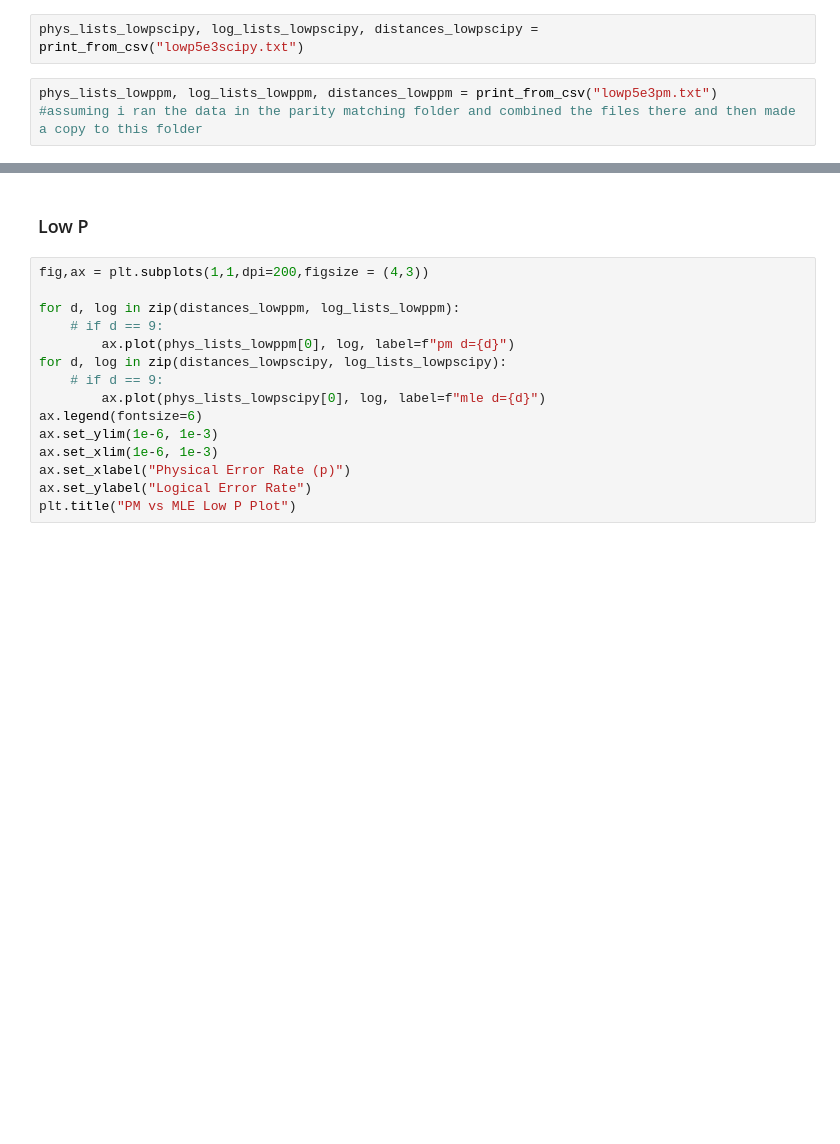
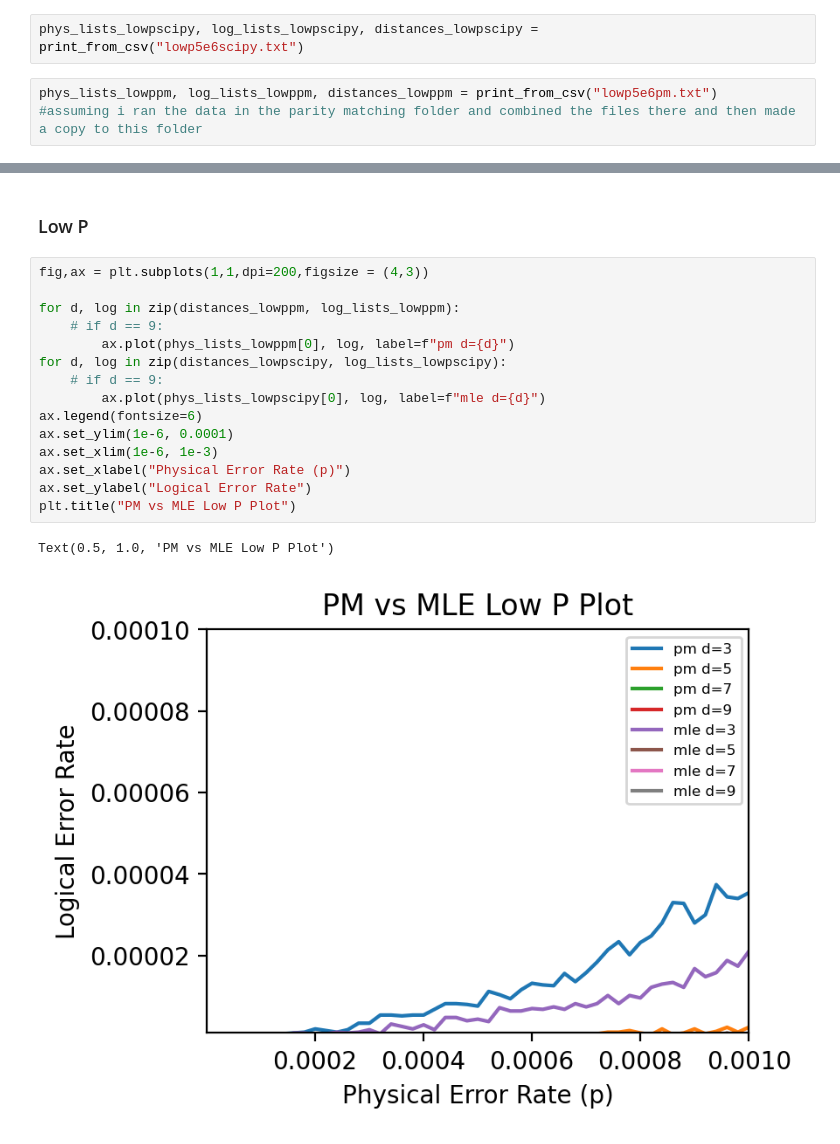
Before and after one commit to snow-apple/bacon_shor_code, a Jupyter notebook: scipyvsmle.ipynb, the cells around one changed output, grey strips where cells are left out. Drawn from its saved outputs; the diff is of its cells as text; blank space fills up the shorter version.

Commit message:
ran lowp5e6

```diff
--- a/scipyvsmle.ipynb
+++ b/scipyvsmle.ipynb
@@ -12,7 +18,7 @@ combine_parallel_data(5, "lowp5e3", ".txt", "lowp5e3scipy.txt")
 # %%
-phys_lists_lowpscipy, log_lists_lowpscipy, distances_lowpscipy = print_from_csv("lowp5e3scipy.txt")
+phys_lists_lowpscipy, log_lists_lowpscipy, distances_lowpscipy = print_from_csv("lowp5e6scipy.txt")
 # %%
-phys_lists_lowppm, log_lists_lowppm, distances_lowppm = print_from_csv("lowp5e3pm.txt")
+phys_lists_lowppm, log_lists_lowppm, distances_lowppm = print_from_csv("lowp5e6pm.txt")
 #assuming i ran the data in the parity matching folder and combined the files there and then made a copy to this folder
 # %% [markdown]
 ## Separate Plots
@@ -207,15 +217,18 @@ Text(0.5, 1.0, 'PM vs MLE Threshold Plot d=15')
 # %%
 fig,ax = plt.subplots(1,1,dpi=200,figsize = (4,3))
 
 for d, log in zip(distances_lowppm, log_lists_lowppm):
     # if d == 9:
         ax.plot(phys_lists_lowppm[0], log, label=f"pm d={d}")
 for d, log in zip(distances_lowpscipy, log_lists_lowpscipy):
     # if d == 9:
         ax.plot(phys_lists_lowpscipy[0], log, label=f"mle d={d}")
 ax.legend(fontsize=6)
-ax.set_ylim(1e-6, 1e-3)
+ax.set_ylim(1e-6, 0.0001)
 ax.set_xlim(1e-6, 1e-3)
 ax.set_xlabel("Physical Error Rate (p)")
 ax.set_ylabel("Logical Error Rate")
 plt.title("PM vs MLE Low P Plot")
+# %% [output]
+Text(0.5, 1.0, 'PM vs MLE Low P Plot')
+[figure, added]
```
Also changed, not shown: parts of 5 cells of this notebook.
